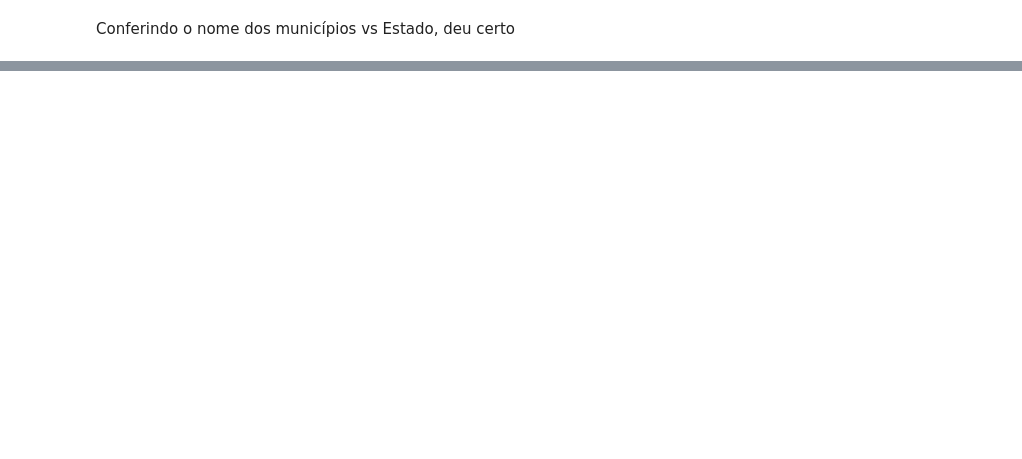
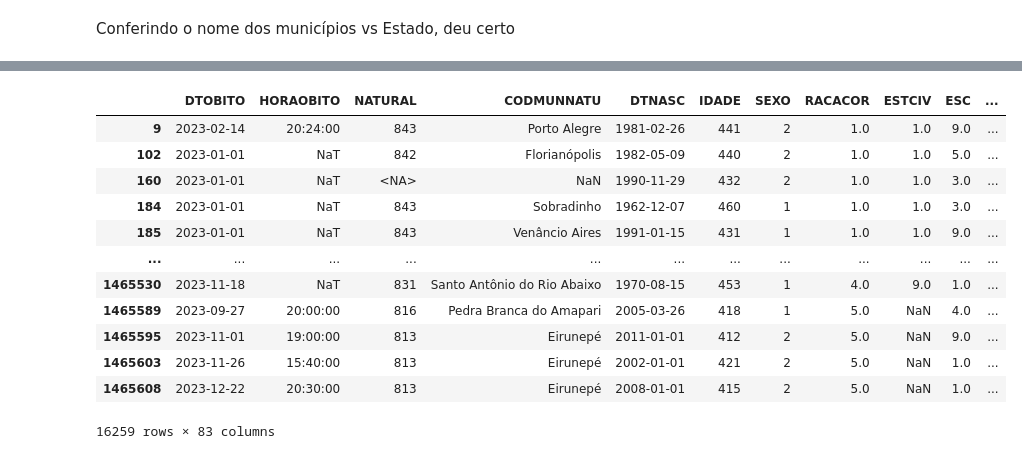
Before and after one commit to kauebr/Projeto-Turing, a Jupyter notebook: Codigos/Tratamento dos dados - Parsing - Depara.ipynb, the cells around one changed output, grey strips where cells are left out. Saved outputs shown, nothing was run; the diff lists cells and outputs as text; code cells hidden in the pictures; blank space fills up the shorter version.

```diff
--- a/Codigos/Tratamento dos dados - Parsing - Depara.ipynb
+++ b/Codigos/Tratamento dos dados - Parsing - Depara.ipynb
@@ -474,0 +482,15 @@ Conferindo o nome dos municípios vs Estado, deu certo
+# %%
+df['DTNASC'] = (
+    df['DTNASC']
+        .astype(str)                              # garante string
+        .str.replace(r'\.0$', '', regex=True)     # remove .0 final
+        .str.zfill(8)                             # completa com zeros à esquerda
+)
+
+df['DTNASC'] = pd.to_datetime(
+    df['DTNASC'],
+    format='%d%m%Y',
+    errors='coerce'                               # inválidos viram NaT
+)
+
+df['DTNASC'].head(10)
@@ -474,0 +538,17 @@ Conferindo o nome dos municípios vs Estado, deu certo
+# %%
+df = df[df['CIRCOBITO'] == 2]
+df
+# %% [output]
+|  | DTOBITO | HORAOBITO | NATURAL | CODMUNNATU | DTNASC | IDADE | SEXO | RACACOR | ESTCIV | ESC | ... |
+| 9 | 2023-02-14 | 20:24:00 | 843 | Porto Alegre | 1981-02-26 | 441 | 2 | 1.0 | 1.0 | 9.0 | ... |
+| 102 | 2023-01-01 | NaT | 842 | Florianópolis | 1982-05-09 | 440 | 2 | 1.0 | 1.0 | 5.0 | ... |
+| 160 | 2023-01-01 | NaT | <NA> | NaN | 1990-11-29 | 432 | 2 | 1.0 | 1.0 | 3.0 | ... |
+| 184 | 2023-01-01 | NaT | 843 | Sobradinho | 1962-12-07 | 460 | 1 | 1.0 | 1.0 | 3.0 | ... |
+| 185 | 2023-01-01 | NaT | 843 | Venâncio Aires | 1991-01-15 | 431 | 1 | 1.0 | 1.0 | 9.0 | ... |
+| ... | ... | ... | ... | ... | ... | ... | ... | ... | ... | ... | ... |
+| 1465530 | 2023-11-18 | NaT | 831 | Santo Antônio do Rio Abaixo | 1970-08-15 | 453 | 1 | 4.0 | 9.0 | 1.0 | ... |
+| 1465589 | 2023-09-27 | 20:00:00 | 816 | Pedra Branca do Amapari | 2005-03-26 | 418 | 1 | 5.0 | NaN | 4.0 | ... |
+| 1465595 | 2023-11-01 | 19:00:00 | 813 | Eirunepé | 2011-01-01 | 412 | 2 | 5.0 | NaN | 9.0 | ... |
+| 1465603 | 2023-11-26 | 15:40:00 | 813 | Eirunepé | 2002-01-01 | 421 | 2 | 5.0 | NaN | 1.0 | ... |
+| 1465608 | 2023-12-22 | 20:30:00 | 813 | Eirunepé | 2008-01-01 | 415 | 2 | 5.0 | NaN | 1.0 | ... |
+16259 rows × 83 columns
```
Also changed, not shown: parts of 34 cells of this notebook.
